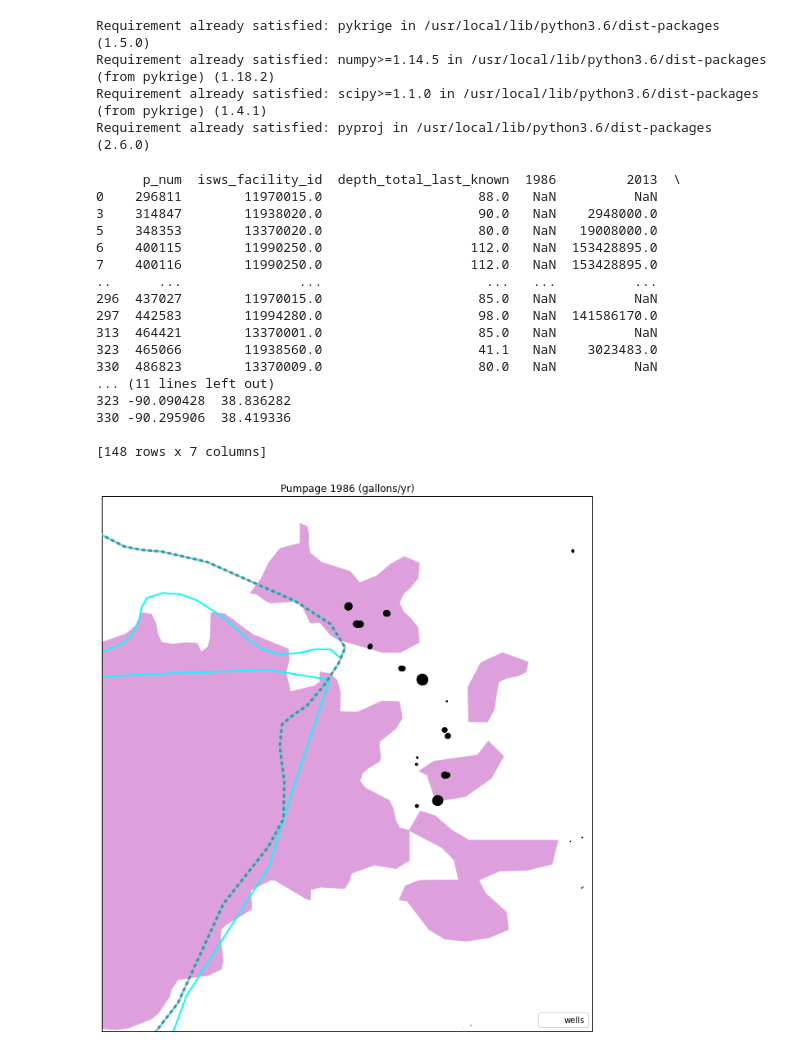
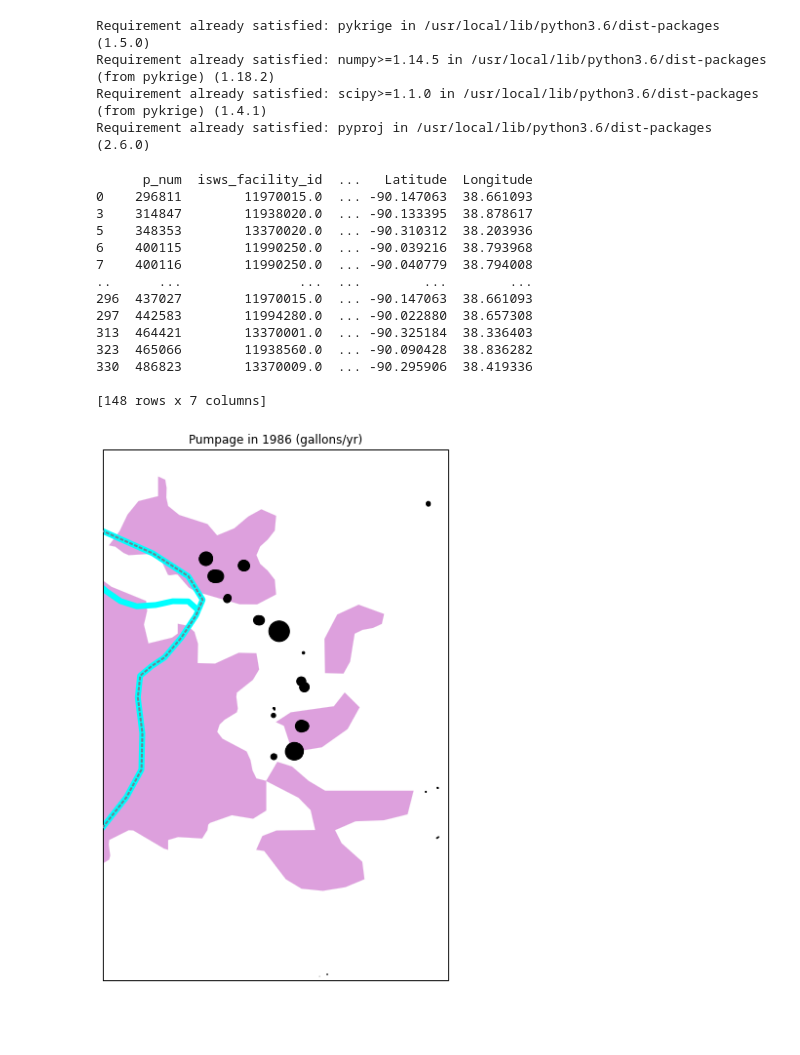
Before and after one commit to Firas-95/GEO572-Project-E.St.Louis, a Jupyter notebook: well_map_generation.ipynb, the cells around one changed output. Drawn from its saved outputs; the diff is of its cells as text; code cells hidden in the pictures; blank space fills up the shorter version.

```diff
--- a/well_map_generation.ipynb
+++ b/well_map_generation.ipynb
@@ -49,7 +49,7 @@ illimap= {'proj': 'lcc', # Lambert Conformal Conic
      'y_0': 0} #starting y-coord.
 
 inProj = Proj(illimap) #define input projection
-outProj = pyproj.Proj('epsg:4326') #define output projection
+outProj = Proj('epsg:4326') #define output projection
 # %%
 Latitude=[]
 Longitude=[]
@@ -63,21 +63,18 @@ df['Longitude']=Longitude
 df2=df.drop(['lam_x','lam_y','owner','fac_well_num'],axis=1)
 print(df2)
 # %% [output]
-      p_num  isws_facility_id  depth_total_last_known  1986         2013  \
-0    296811        11970015.0                    88.0   NaN          NaN
-3    314847        11938020.0                    90.0   NaN    2948000.0
-5    348353        13370020.0                    80.0   NaN   19008000.0
-6    400115        11990250.0                   112.0   NaN  153428895.0
-7    400116        11990250.0                   112.0   NaN  153428895.0
-..      ...               ...                     ...   ...          ...
-296  437027        11970015.0                    85.0   NaN          NaN
-297  442583        11994280.0                    98.0   NaN  141586170.0
-313  464421        13370001.0                    85.0   NaN          NaN
-323  465066        11938560.0                    41.1   NaN    3023483.0
-330  486823        13370009.0                    80.0   NaN          NaN
-... (11 lines left out)
-323 -90.090428  38.836282
-330 -90.295906  38.419336
+      p_num  isws_facility_id  ...   Latitude  Longitude
+0    296811        11970015.0  ... -90.147063  38.661093
+3    314847        11938020.0  ... -90.133395  38.878617
+5    348353        13370020.0  ... -90.310312  38.203936
+6    400115        11990250.0  ... -90.039216  38.793968
+7    400116        11990250.0  ... -90.040779  38.794008
+..      ...               ...  ...        ...        ...
+296  437027        11970015.0  ... -90.147063  38.661093
+297  442583        11994280.0  ... -90.022880  38.657308
+313  464421        13370001.0  ... -90.325184  38.336403
+323  465066        11938560.0  ... -90.090428  38.836282
+330  486823        13370009.0  ... -90.295906  38.419336
 
 [148 rows x 7 columns]
 # %%
@@ -89,46 +86,39 @@ ne_long = -89.9167 #northeast longitude
 # %%
 minlat = 38.4
 maxlat = 39
-minlong = -90.4
+minlong = -90.25
 maxlong = -89.85
 # %%
-fig = plt.figure(figsize=(18,12))
+fig = plt.figure(figsize=(10,10))
 ax = plt.axes(projection=ccrs.PlateCarree())
 ax.set_xlim(minlong,maxlong)
 ax.set_ylim(minlat,maxlat)
 states_provinces = cf.NaturalEarthFeature(
     category='cultural', # features are categorized as cultural or physical
     name='admin_1_states_provinces', # name of shapefile
     scale='10m', # scale of features
-    facecolor='none')
-largerivers = cf.NaturalEarthFeature(
-    category='physical',
-    name='rivers_lake_centerlines',
-    scale='110m', # major rivers
     facecolor='none')
 smallrivers = cf.NaturalEarthFeature(
     category='physical',
     name='rivers_lake_centerlines_scale_rank',
     scale='10m', # smaller rivers
     facecolor='none')
 popplaces = cf.NaturalEarthFeature(
     category='cultural',
     name='urban_areas', # plots municipal boundaries
     scale='10m',
     facecolor='plum')
 # adds the features defined above
-sz=(df['1986'].values/500000)
-plt.scatter(df2['Latitude'],df2['Longitude'],sz, marker=".", color="black", label="wells",zorder=4)
-ax.add_feature(popplaces,edgecolor='plum',linewidth=1.0, zorder=1)
-ax.add_feature(largerivers,edgecolor='aqua',linewidth=2.0, zorder=2)
-ax.add_feature(smallrivers,edgecolor='aqua',linewidth=2.0, zorder=2)
-ax.add_feature(states_provinces, edgecolor='slategray', linewidth=3.0,linestyle=':', zorder=3)
-plt.legend(loc='lower right')
+sz=(df['1986'].values/200000)
+plt.scatter(df2['Latitude'],df2['Longitude'],sz, marker=".", color="black", label="wells",zorder=3)
+ax.add_feature(popplaces,edgecolor='plum',linewidth=0.1, zorder=1)
+ax.add_feature(smallrivers,edgecolor='aqua',linewidth=6.0, zorder=2)
+ax.add_feature(states_provinces, edgecolor='slategray', linewidth=2.0,linestyle=':',zorder=3)
 plt.fill()
-plt.title('Pumpage 1986 (gallons/yr)')
+plt.title('Pumpage in 1986 (gallons/yr)')
 plt.show()
 # %% [output]
-[figure, old version]
+[figure, new version]
 # %%
 fig = plt.figure(figsize=(10,10))
 ax = plt.axes(projection=ccrs.PlateCarree())
```
Also changed, not shown: parts of 1 cell of this notebook.
